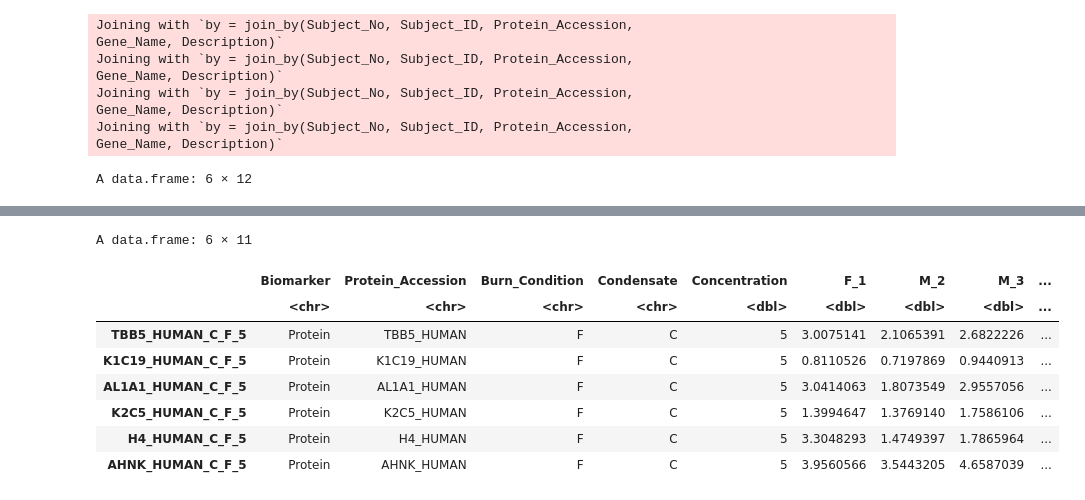
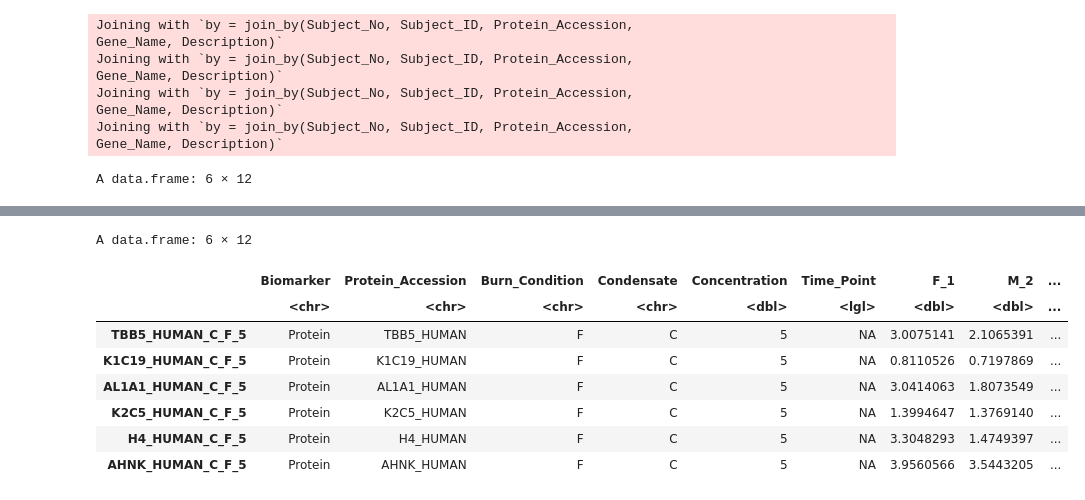
Before and after one commit to UNC-CEMALB/Burn-pit-smoke-condensate-mediated-toxicity-in-human-airway-epithelial-cells-, a Jupyter notebook: 3. Biomarker Cluster Analysis/Redo.ipynb, the cells around one changed output, grey strips where cells are left out. Drawn from its saved outputs; the diff is of its cells as text; code cells hidden in the pictures.

```diff
--- a/3. Biomarker Cluster Analysis/Redo.ipynb
+++ b/3. Biomarker Cluster Analysis/Redo.ipynb
@@ -193,10 +193,12 @@ get_protein_FC_df = function(experimental_df, control_df){
         select(-c("Intensity", "Burn_Condition", "Condensate", "Concentration"))
 
     combined_df = inner_join(trans_experimental_df, trans_control_df) %>%
-        mutate(FC = E_Intensity_pslog2 - C_Intensity_pslog2, Burn_Condition = unique(experimental_df$Burn_Condition))
+        mutate(FC = E_Intensity_pslog2 - C_Intensity_pslog2,
+               Burn_Condition = unique(experimental_df$Burn_Condition),
+               Time_Point = NA)
 
     # reordering and removing some cols
-    final_df = combined_df[,c(2,3,11,6,7,10)]
+    final_df = combined_df[,c(2,3,11,6,7,12,10)]
 
     return(final_df)
 }
@@ -226,43 +228,43 @@ wider_FC_mRNA_df = data.frame(Biomarker = "mRNA", rbind(f_1_24_mRNA_df, f_1_72_m
     unite("SampleID", c(colnames(mRNA_df)[c(6,2:5)]), remove = FALSE) %>%
     pivot_wider(names_from = "Subject_ID", values_from = "FC") %>%
     # removing an outlier sample
-    #filter(SampleID != "MCP1_C_F_25_72") %>%
+    filter(SampleID != "MCP1_C_F_25_72") %>%
     column_to_rownames(var = "SampleID") %>%
     # keeping sig mRNAs only
     filter(mRNA %in% sig_mRNAs)
 
 wider_FC_protein_df = data.frame(Biomarker = "Protein", rbind(f_5_protein_FC_df, f_25_protein_FC_df,
                                                              s_5_protein_FC_df, s_25_protein_FC_df)) %>%
     # creating a column that denotes the biomarker
     mutate(Biomarker = "Protein") %>%
     # creating sample ids
     unite("SampleID", c(colnames(proteomics_25_df)[c(3,6:8)]), remove = FALSE) %>%
     pivot_wider(names_from = "Subject_ID", values_from = "FC") %>%
     column_to_rownames(var = "SampleID") %>%
     # keeping sig proteins only
     filter(Protein_Accession %in% sig_proteins)
 
 head(wider_FC_mRNA_df)
 head(wider_FC_protein_df)
 # %% [output]
 A data.frame: 6 × 12
 |  | Biomarker | mRNA | Burn_Condition | Condensate | Concentration | Time_Point | M_6 | F_5 | F_1 | ... |
 |  | <chr> | <chr> | <chr> | <chr> | <chr> | <dbl> | <dbl> | <dbl> | <dbl> | ... |
 | HMOX1_P_F_1_24 | mRNA | HMOX1 | F | P | 1 | 24 | -0.097110597 | 0.05902657 | 0.05309206 | ... |
 | ALDH3A1_P_F_1_24 | mRNA | ALDH3A1 | F | P | 1 | 24 | -0.074639586 | 0.11031939 | 0.08389458 | ... |
 | CXCL1_P_F_1_24 | mRNA | CXCL1 | F | P | 1 | 24 | -0.053856653 | 0.01561812 | 0.07436054 | ... |
 | GCLC_P_F_1_24 | mRNA | GCLC | F | P | 1 | 24 | -0.071148662 | 0.05494071 | 0.05581585 | ... |
 | GCLM_P_F_1_24 | mRNA | GCLM | F | P | 1 | 24 | -0.019263679 | 0.05734705 | 0.03778313 | ... |
 | GMCSF2_P_F_1_24 | mRNA | GMCSF2 | F | P | 1 | 24 | -0.008681242 | 0.01407478 | 0.05715263 | ... |
-A data.frame: 6 × 11
+A data.frame: 6 × 12
-|  | Biomarker | Protein_Accession | Burn_Condition | Condensate | Concentration | F_1 | M_2 | M_3 | ... |
-|  | <chr> | <chr> | <chr> | <chr> | <dbl> | <dbl> | <dbl> | <dbl> | ... |
-| TBB5_HUMAN_C_F_5 | Protein | TBB5_HUMAN | F | C | 5 | 3.0075141 | 2.1065391 | 2.6822226 | ... |
-| K1C19_HUMAN_C_F_5 | Protein | K1C19_HUMAN | F | C | 5 | 0.8110526 | 0.7197869 | 0.9440913 | ... |
-| AL1A1_HUMAN_C_F_5 | Protein | AL1A1_HUMAN | F | C | 5 | 3.0414063 | 1.8073549 | 2.9557056 | ... |
-| K2C5_HUMAN_C_F_5 | Protein | K2C5_HUMAN | F | C | 5 | 1.3994647 | 1.3769140 | 1.7586106 | ... |
-| H4_HUMAN_C_F_5 | Protein | H4_HUMAN | F | C | 5 | 3.3048293 | 1.4749397 | 1.7865964 | ... |
-| AHNK_HUMAN_C_F_5 | Protein | AHNK_HUMAN | F | C | 5 | 3.9560566 | 3.5443205 | 4.6587039 | ... |
+|  | Biomarker | Protein_Accession | Burn_Condition | Condensate | Concentration | Time_Point | F_1 | M_2 | ... |
+|  | <chr> | <chr> | <chr> | <chr> | <dbl> | <lgl> | <dbl> | <dbl> | ... |
+| TBB5_HUMAN_C_F_5 | Protein | TBB5_HUMAN | F | C | 5 | NA | 3.0075141 | 2.1065391 | ... |
+| K1C19_HUMAN_C_F_5 | Protein | K1C19_HUMAN | F | C | 5 | NA | 0.8110526 | 0.7197869 | ... |
+| AL1A1_HUMAN_C_F_5 | Protein | AL1A1_HUMAN | F | C | 5 | NA | 3.0414063 | 1.8073549 | ... |
+| K2C5_HUMAN_C_F_5 | Protein | K2C5_HUMAN | F | C | 5 | NA | 1.3994647 | 1.3769140 | ... |
+| H4_HUMAN_C_F_5 | Protein | H4_HUMAN | F | C | 5 | NA | 3.3048293 | 1.4749397 | ... |
+| AHNK_HUMAN_C_F_5 | Protein | AHNK_HUMAN | F | C | 5 | NA | 3.9560566 | 3.5443205 | ... |
 # %%
 # running pca
 mRNA_pca = prcomp(wider_FC_mRNA_df[,7:12], center = TRUE)
```
Also changed, not shown: parts of 4 cells of this notebook.
